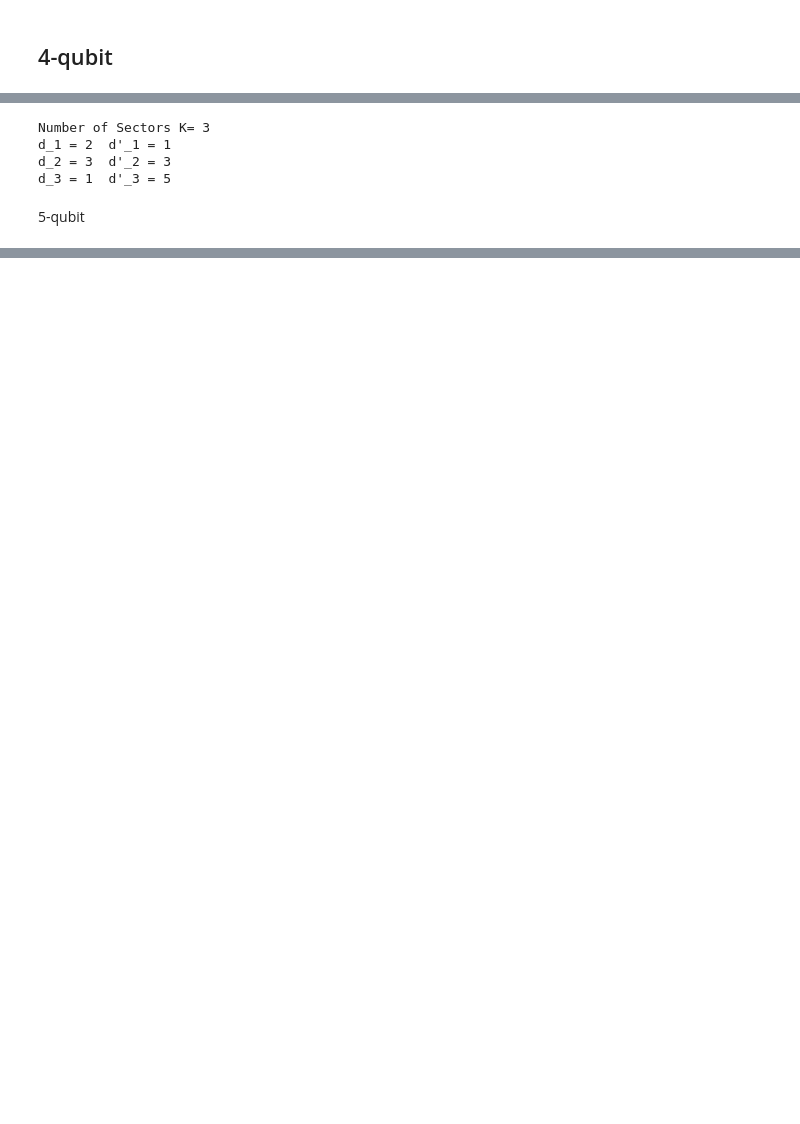
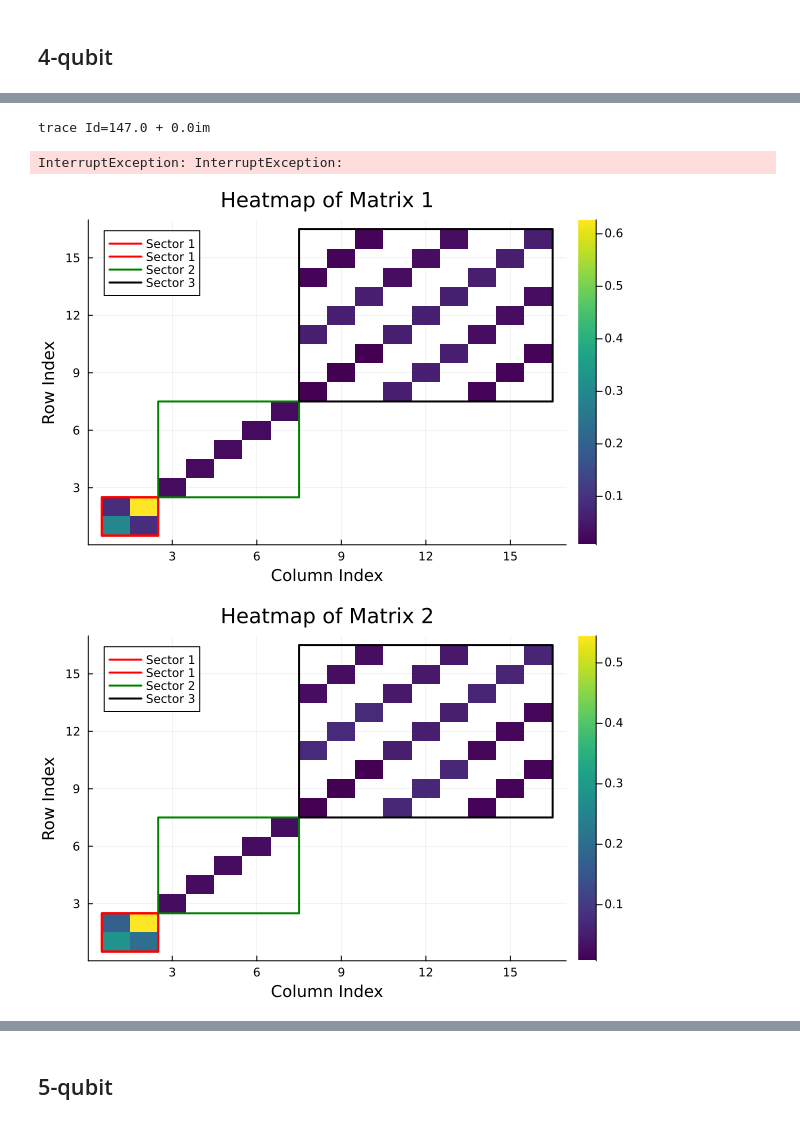
Before and after one commit to mostafataheri75/structure-of-the-peripheral-subspace, a Jupyter notebook: Example.ipynb, the cells around one changed output, grey strips where cells are left out. Drawn from its saved outputs; the diff is of its cells as text; code cells hidden in the pictures; blank space fills up the shorter version.

```diff
--- a/Example.ipynb
+++ b/Example.ipynb
@@ -131,5 +199,5 @@ d_2 = 1  d'_2 = 4
 # %%
 kraus_ops= kraus_operators_collective(4);
 # %%
-P_C, P=structure_of_peripheral_subspace(kraus_ops);
+P_C, P,basis,U_matrix=structure_of_peripheral_subspace(kraus_ops);
 # %% [output]
@@ -140,9 +249,71 @@ d_3 = 3  d'_3 = 3
 # %%
-P_C, P=structure_of_fixed_subspace(kraus_ops);
+@btime P_C, P,basis,U_matrix  =structure_of_fixed_subspace(kraus_ops);
 # %% [output]
-Number of Sectors K= 3
-d_1 = 2  d'_1 = 1
-d_2 = 3  d'_2 = 3
-d_3 = 1  d'_3 = 5
+trace Id=147.0 + 0.0im
+InterruptException: InterruptException:
-# %% [markdown]
-5-qubit
+# %%
+# Compute the peripheral projector
+T_p = compute_peripheral_projector(kraus_ops)
+
+# Get right and left eigenvectors with eigenvalue modulus 1
+right_eigvecs_fixed, left_eigvecs_fixed = left_and_right_eigenvectors_with_eigenvalue_one(T_p);
+peripheral_subspace = right_eigvecs_fixed;
+
+for i in 1:size(peripheral_subspace)[1]
+    M = U_matrix' * peripheral_subspace[i] * U_matrix
+    # Compute absolute values of the matrix
+    abs_M = abs.(M)
+    abs_M = map(x -> x < 0.001 ? NaN : x, abs_M)
+    # Plot the heatmap
+    p = heatmap(
+        abs_M,
+        color=:viridis,          # Use the 'viridis' color map
+        title="Heatmap of Matrix $i",
+        xlabel="Column Index",
+        ylabel="Row Index"
+    )
+
+    # Overlay the square
+    x_corners = [.5, .5, 2.5, 2.5,.5]  # x-coordinates of the square
+    y_corners = [.5, 2.5,2.5, .5,.5]  # y-coordinates of the square
+    plot!(
+        p,                       # Overlay the plot on the heatmap
+        x_corners, y_corners,
+        linewidth=2,             # Line width of the square
+        color=:red,              # Color of the square
+        label="Sector 1"           # Add a label for the square
+    )
+    x_corners = [.5, .5, 2.5, 2.5,.5]  # x-coordinates of the square
+    y_corners = [.5, 2.5,2.5, .5,.5]  # y-coordinates of the square
+    plot!(
+        p,                       # Overlay the plot on the heatmap
+        x_corners, y_corners,
+        linewidth=2,             # Line width of the square
+        color=:red,              # Color of the square
+        label="Sector 1"           # Add a label for the square
+    )
+    x_corners = [7.5, 7.5, 2.5, 2.5,7.5]  # x-coordinates of the square
+    y_corners = [7.5, 2.5,2.5, 7.5,7.5]  # y-coordinates of the square
+    plot!(
+        p,                       # Overlay the plot on the heatmap
+        x_corners, y_corners,
+        linewidth=2,             # Line width of the square
+        color=:green,              # Color of the square
+        label="Sector 2"           # Add a label for the square
+    )
+    x_corners = [7.5, 7.5, 16.5, 16.5,7.5]  # x-coordinates of the square
+    y_corners = [7.5, 16.5,16.5, 7.5,7.5]  # y-coordinates of the square
+    plot!(
+        p,                       # Overlay the plot on the heatmap
+        x_corners, y_corners,
+        linewidth=2,             # Line width of the square
+        color=:black,              # Color of the square
+        label="Sector 3"           # Add a label for the square
+    )
+
+    # Ensure the plot is displayed
+    display(p)
+end
+# %% [output]
+[figure, added]
+[figure, added]
@@ -149,3 +332,5 @@ d_3 = 1  d'_3 = 5
+# %% [markdown]
+## 5-qubit
 # %%
 kraus_ops= kraus_operators_collective(5);
 # %%
```
Also changed, not shown: parts of 26 cells of this notebook, 5 other files.
